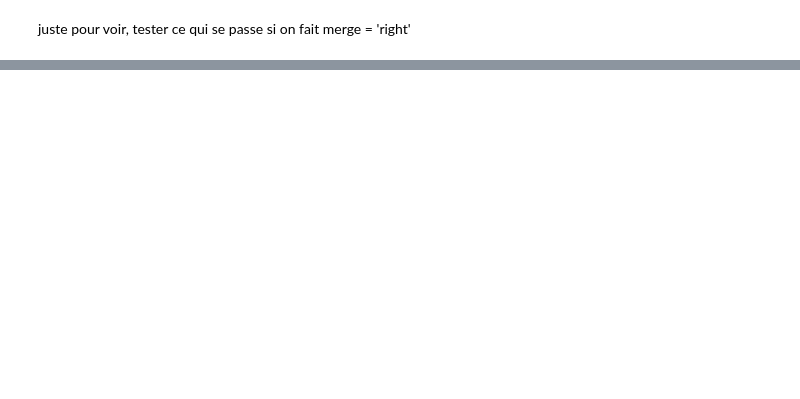
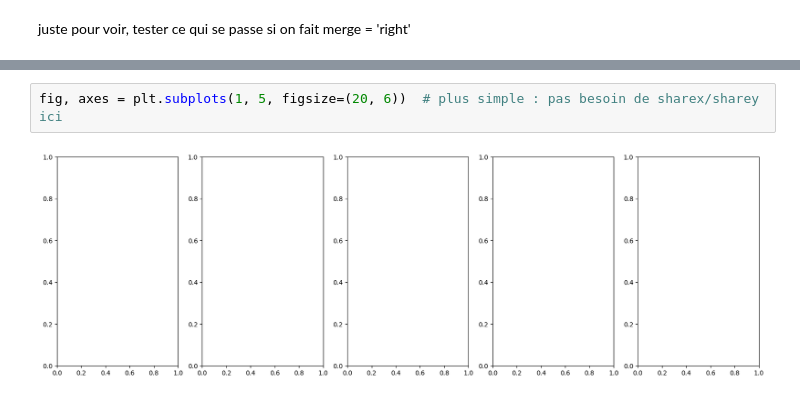
Before and after one commit to id2771/olympic-charts, a Jupyter notebook: Q10_6.ipynb, the cells around one changed output, grey strips where cells are left out. Drawn from its saved outputs; the diff is of its cells as text; blank space fills up the shorter version.

```diff
--- a/Q10_6.ipynb
+++ b/Q10_6.ipynb
@@ -176,0 +202,4 @@ juste pour voir, tester ce qui se passe si on fait merge = 'right'
+# %%
+fig, axes = plt.subplots(1, 5, figsize=(20, 6))  # plus simple : pas besoin de sharex/sharey ici
+# %% [output]
+[figure, added]
```
Also changed, not shown: parts of 10 cells of this notebook, 2 other files.
